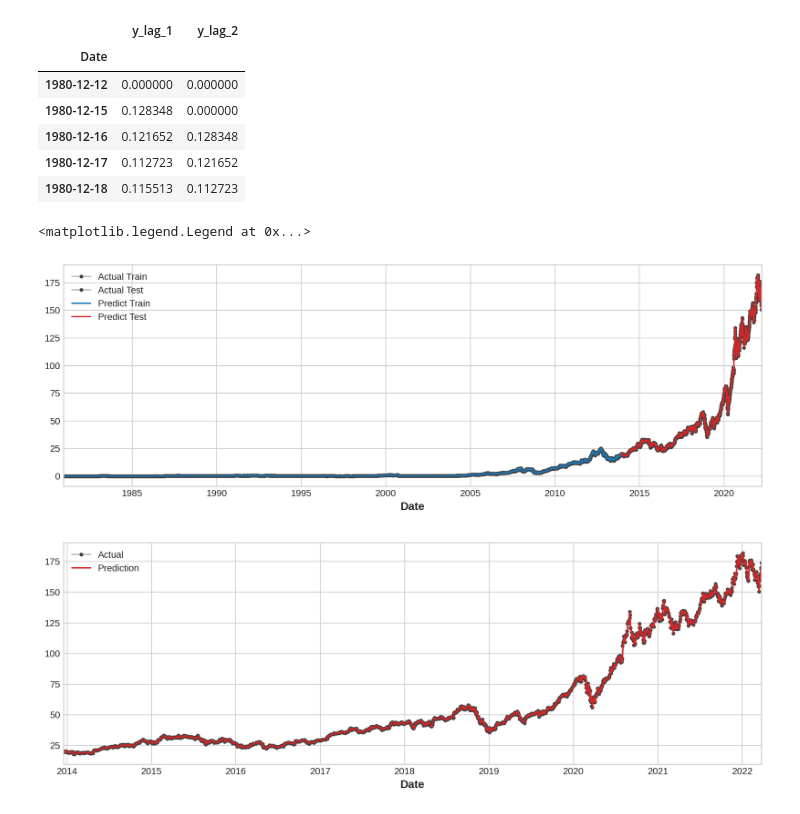
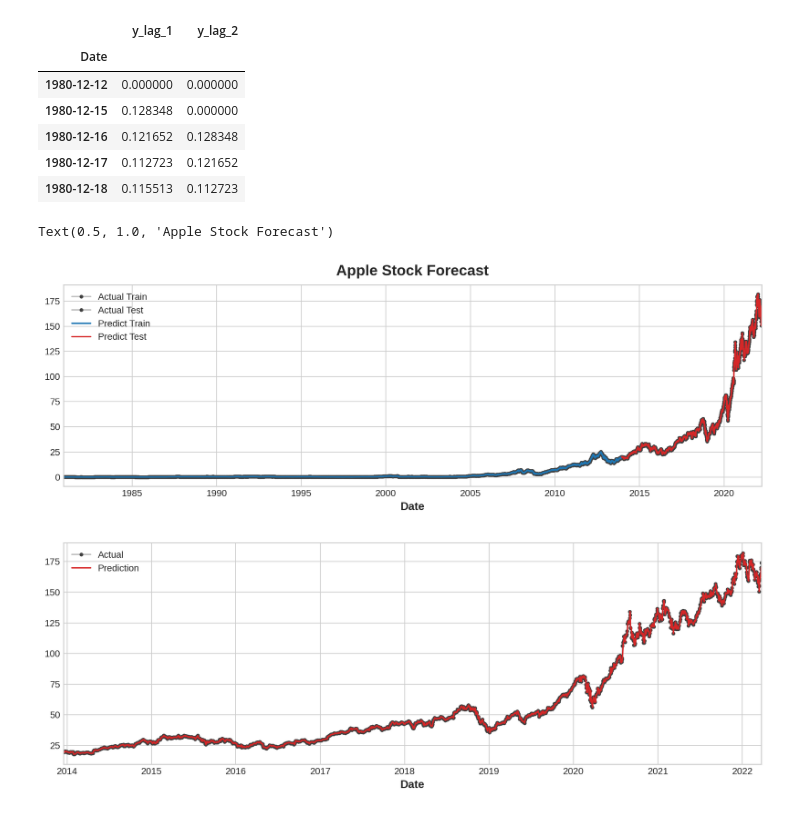
Before and after one commit to AxelSeanCP/Apple-Stock-Forecast, a Jupyter notebook: Apple_Forecast.ipynb, the cells around one changed output. Saved outputs shown, nothing was run; the diff lists cells and outputs as text; code cells hidden in the pictures.

```diff
--- a/Apple_Forecast.ipynb
+++ b/Apple_Forecast.ipynb
@@ -184,12 +184,13 @@ y_fore = pd.Series(model.predict(X_test), index=X_test.index)
 # %%
 ax = y_train.plot(**plot_params, label="Actual Train")
 ax = y_test.plot(**plot_params, label="Actual Test")
 ax = y_pred.plot(ax=ax, label="Predict Train")
 ax = y_fore.plot(ax=ax, color="C3", label="Predict Test")
 ax.legend()
+ax.set_title("Apple Stock Forecast")
 # %% [output]
-<matplotlib.legend.Legend at 0x...>
+Text(0.5, 1.0, 'Apple Stock Forecast')
-[figure, old version]
+[figure, new version]
 # %%
 ax = y_test.plot(**plot_params, label="Actual", legend=True)
 _ = y_fore.plot(ax=ax, color="C3", label="Prediction", legend=True)
```
Also changed, not shown: 4 other files.
